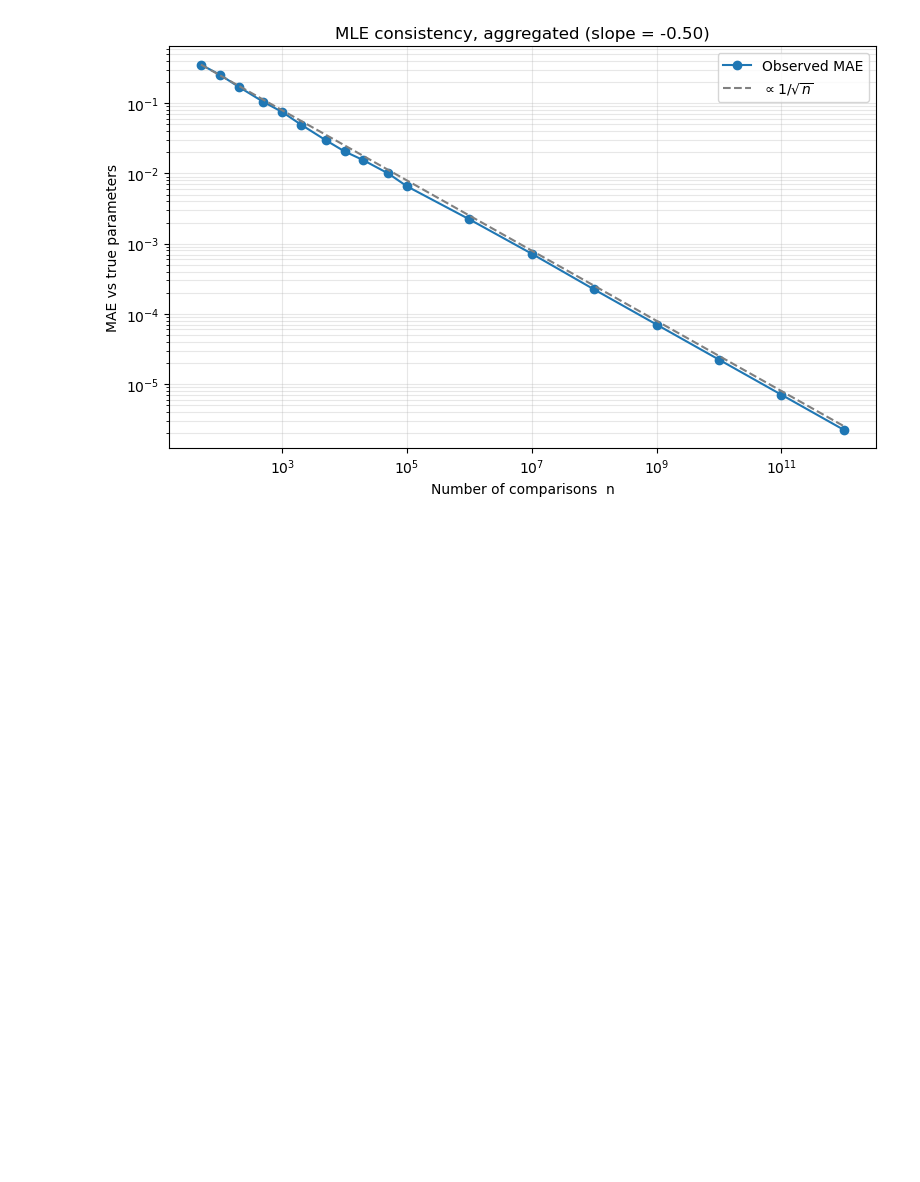
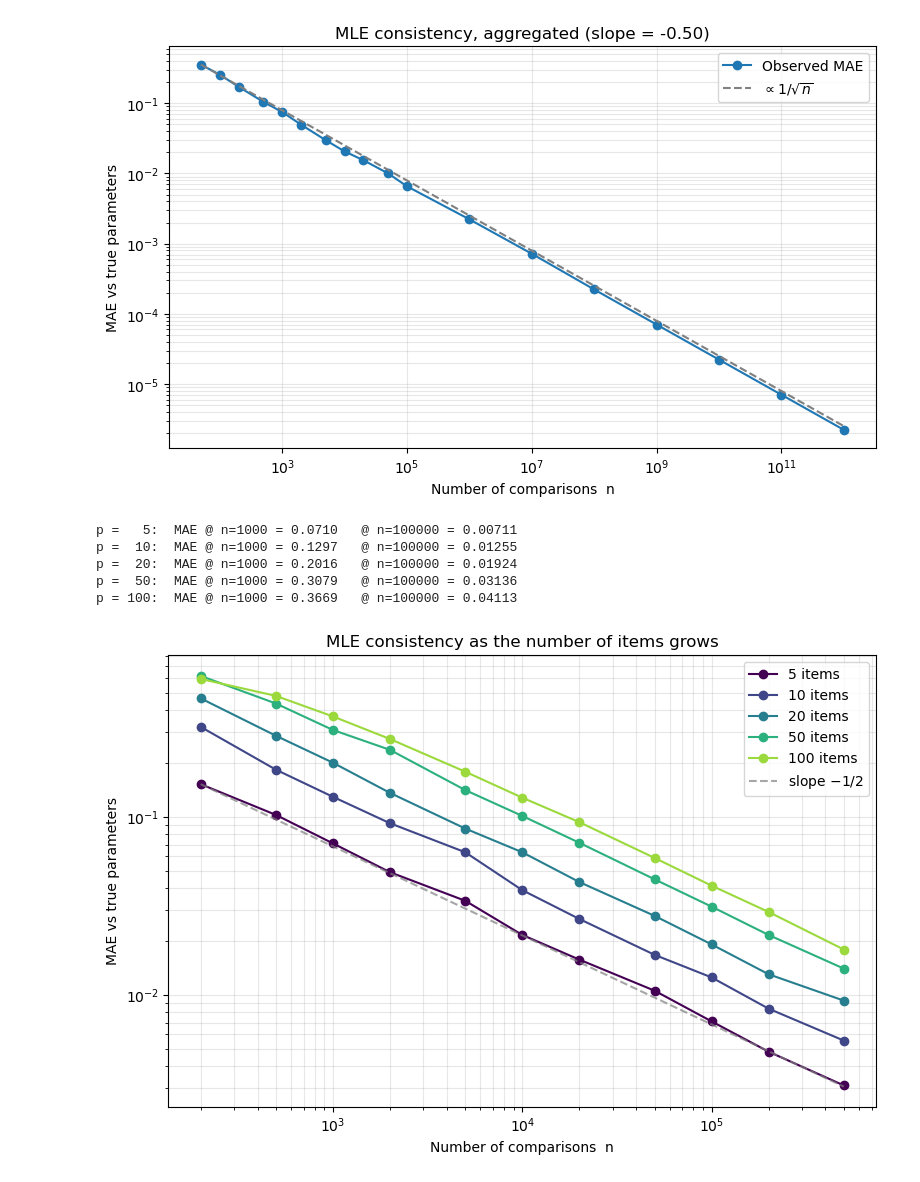
Before and after one commit to rbhdsks/Learning-from-Comparison-Data-Master-Thesis-Project-, a Jupyter notebook: src/mle-bradleyterry.ipynb, the cells around one changed output. Cells and saved outputs as stored; diff of their text form; code cells hidden in the pictures; blank space fills up the shorter version.

```diff
--- a/src/mle-bradleyterry.ipynb
+++ b/src/mle-bradleyterry.ipynb
@@ -282,3 +282,62 @@ n =    1000000000000:  MAE = 0.000002
 
 Fitted log-log slope: -0.503   (theory predicts about -0.5)
 [figure]
+# %%
+def make_true_params(p, rng):
+    tp = rng.normal(0, 1, size=p)
+    return tp - tp.mean()
+
+def simulate_countmat(p, true_params, n, rng):
+    pairs  = [(i, j) for i in range(p) for j in range(i + 1, p)]
+    counts = rng.multinomial(n, [1.0 / len(pairs)] * len(pairs))
+    W  = np.zeros((p, p))
+    ex = np.exp(true_params)
+    for (i, j), m in zip(pairs, counts):
+        p_i    = ex[i] / (ex[i] + ex[j])
+        wins_i = rng.binomial(m, p_i)
+        W[i, j] += wins_i
+        W[j, i] += m - wins_i
+    return W
+
+item_counts = [5, 10, 20, 50, 100]
+n_values    = [200, 500, 1000, 2000, 5000, 10000, 20000, 50000, 100000, 200000, 500000]
+n_seeds     = 20
+
+results = {}
+for p in item_counts:
+    true_params = make_true_params(p, np.random.default_rng(1000 + p))
+    means = []
+    for n in n_values:
+        maes = []
+        for s in range(n_seeds):
+            rng = np.random.default_rng(s)
+            W   = simulate_countmat(p, true_params, n, rng)
+            try:
+                est = choix.ilsr_pairwise_dense(W, alpha=0.01)
+                est = est - est.mean()
+                maes.append(np.mean(np.abs(est - true_params)))
+            except Exception:
+                maes.append(np.nan)
+        means.append(np.nanmean(maes))
+    results[p] = np.array(means)
+    print(f"p = {p:>3}:  MAE @ n=1000 = {results[p][2]:.4f}   @ n=100000 = {results[p][8]:.5f}")
+
+nv = np.array(n_values, dtype=float)
+plt.figure(figsize=(8, 5.5))
+colors = plt.cm.viridis(np.linspace(0, 0.85, len(item_counts)))
+for p, c in zip(item_counts, colors):
+    plt.loglog(nv, results[p], "o-", color=c, label=f"{p} items")
+ref = results[5][0] * np.sqrt(nv[0]) / np.sqrt(nv)   # slope -1/2 reference
+plt.loglog(nv, ref, "--", color="gray", alpha=0.7, label=r"slope $-1/2$")
+plt.xlabel("Number of comparisons  n")
+plt.ylabel("MAE vs true parameters")
+plt.title("MLE consistency as the number of items grows")
+plt.legend(); plt.grid(True, which="both", alpha=0.3)
+plt.tight_layout(); plt.show()
+# %% [output]
+p =   5:  MAE @ n=1000 = 0.0710   @ n=100000 = 0.00711
+p =  10:  MAE @ n=1000 = 0.1297   @ n=100000 = 0.01255
+p =  20:  MAE @ n=1000 = 0.2016   @ n=100000 = 0.01924
+p =  50:  MAE @ n=1000 = 0.3079   @ n=100000 = 0.03136
+p = 100:  MAE @ n=1000 = 0.3669   @ n=100000 = 0.04113
+[figure, added]
```
Also changed, not shown: parts of 1 cell of this notebook.
